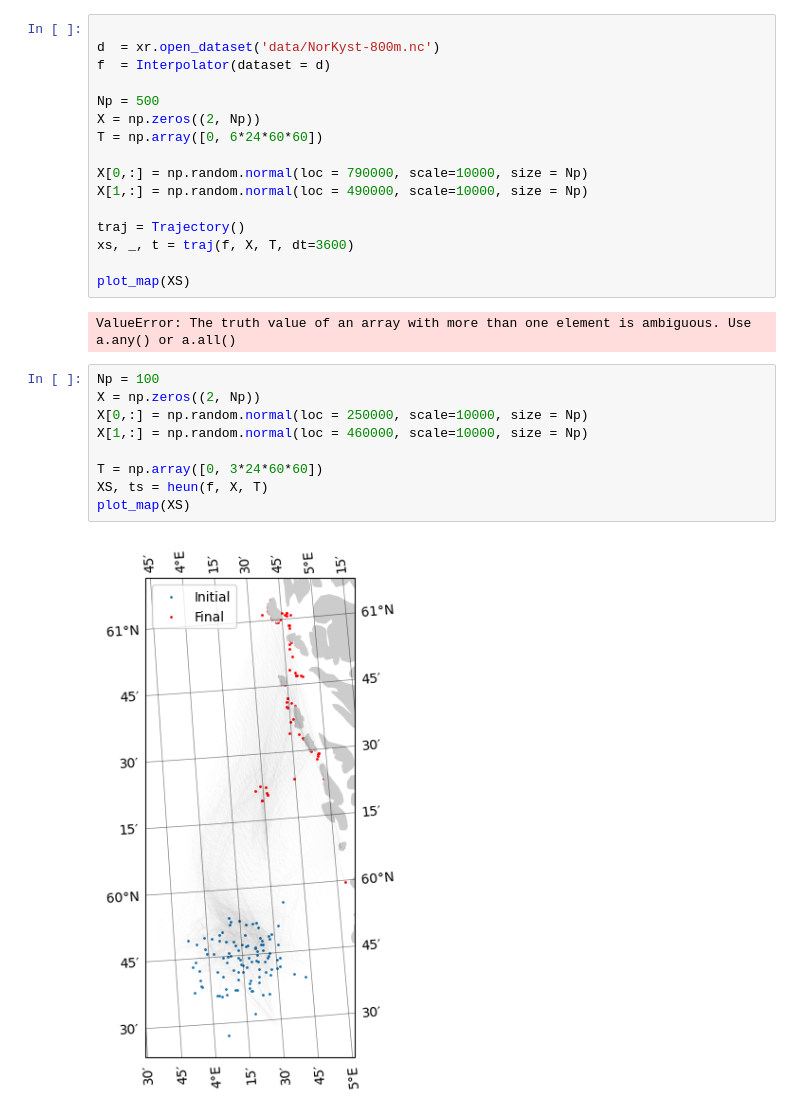
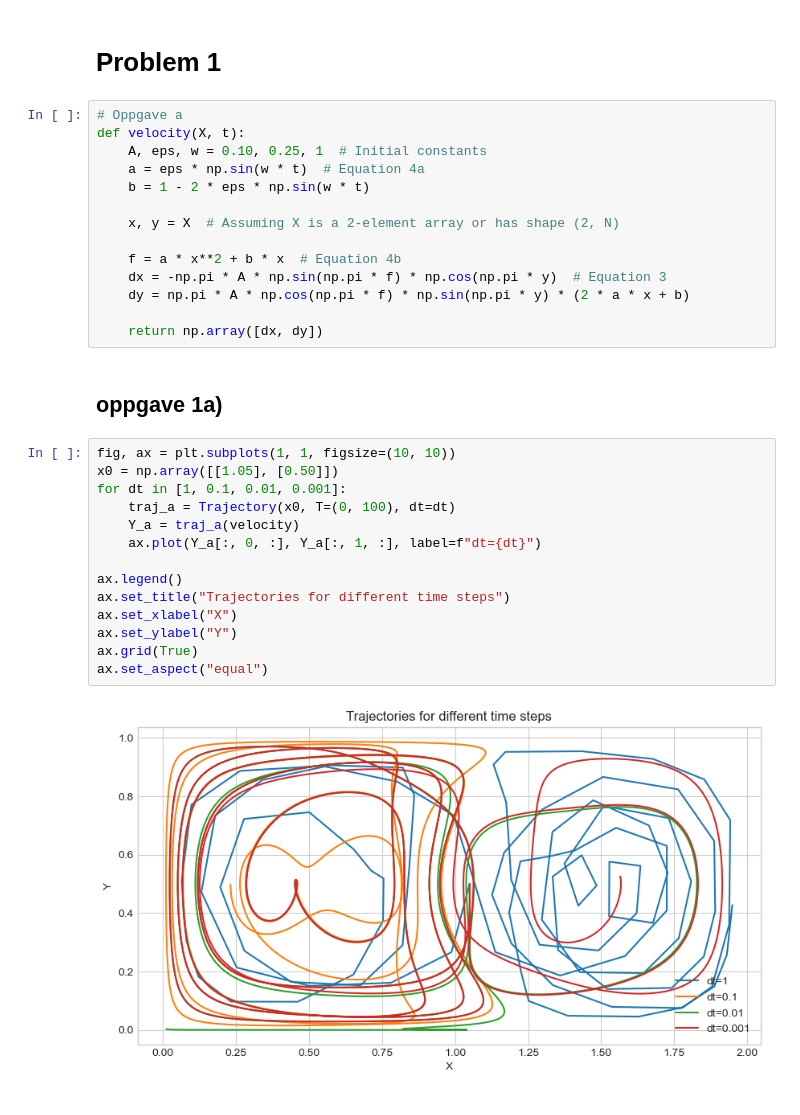
Before and after one commit to TrymSaether/Particle-transport-with-ocean-currents, a Jupyter notebook: eksempelkode.ipynb, the cells around one changed output. Saved outputs shown, nothing was run; the diff lists cells and outputs as text.

```diff
--- a/eksempelkode.ipynb
+++ b/eksempelkode.ipynb
@@ -206,29 +458,34 @@ plot_map(XS)
-# %%
-
-d  = xr.open_dataset('data/NorKyst-800m.nc')
-f  = Interpolator(dataset = d)
-
-Np = 500
-X = np.zeros((2, Np))
-T = np.array([0, 6*24*60*60])
-
-X[0,:] = np.random.normal(loc = 790000, scale=10000, size = Np)
-X[1,:] = np.random.normal(loc = 490000, scale=10000, size = Np)
-
-traj = Trajectory()
-xs, _, t = traj(f, X, T, dt=3600)
-
-plot_map(XS)
-# %% [output]
-ValueError: The truth value of an array with more than one element is ambiguous. Use a.any() or a.all()
-# %%
-Np = 100
-X = np.zeros((2, Np))
-X[0,:] = np.random.normal(loc = 250000, scale=10000, size = Np)
-X[1,:] = np.random.normal(loc = 460000, scale=10000, size = Np)
-
-T = np.array([0, 3*24*60*60])
-XS, ts = heun(f, X, T)
-plot_map(XS)
-# %% [output]
-[figure, removed]
+# %% [markdown]
+# Problem 1
+# %%
+# Oppgave a
+def velocity(X, t):
+    A, eps, w = 0.10, 0.25, 1  # Initial constants
+    a = eps * np.sin(w * t)  # Equation 4a
+    b = 1 - 2 * eps * np.sin(w * t)
+
+    x, y = X  # Assuming X is a 2-element array or has shape (2, N)
+
+    f = a * x**2 + b * x  # Equation 4b
+    dx = -np.pi * A * np.sin(np.pi * f) * np.cos(np.pi * y)  # Equation 3
+    dy = np.pi * A * np.cos(np.pi * f) * np.sin(np.pi * y) * (2 * a * x + b)
+
+    return np.array([dx, dy])
+# %% [markdown]
+## oppgave 1a)
+# %%
+fig, ax = plt.subplots(1, 1, figsize=(10, 10))
+x0 = np.array([[1.05], [0.50]])
+for dt in [1, 0.1, 0.01, 0.001]:
+    traj_a = Trajectory(x0, T=(0, 100), dt=dt)
+    Y_a = traj_a(velocity)
+    ax.plot(Y_a[:, 0, :], Y_a[:, 1, :], label=f"dt={dt}")
+
+ax.legend()
+ax.set_title("Trajectories for different time steps")
+ax.set_xlabel("X")
+ax.set_ylabel("Y")
+ax.grid(True)
+ax.set_aspect("equal")
+# %% [output]
+[figure, added]
```
Also changed, not shown: parts of 27 cells of this notebook, 5 other files.
